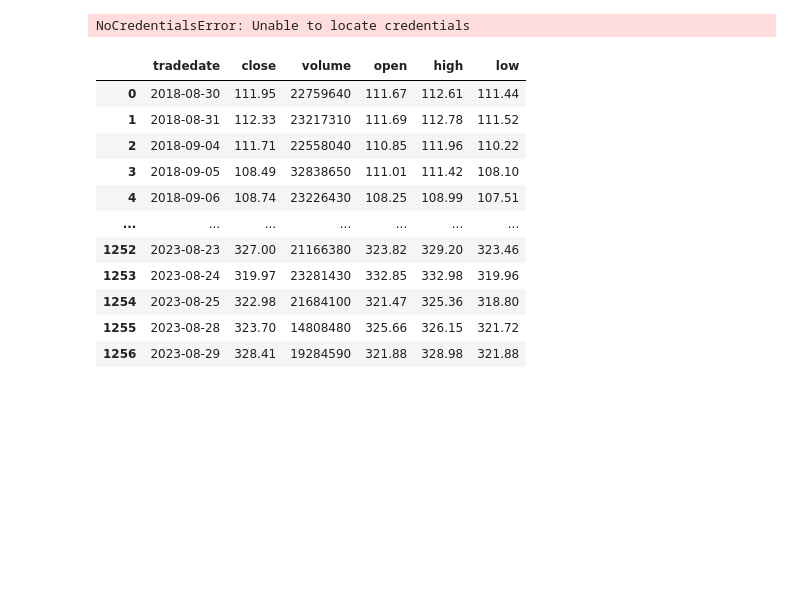
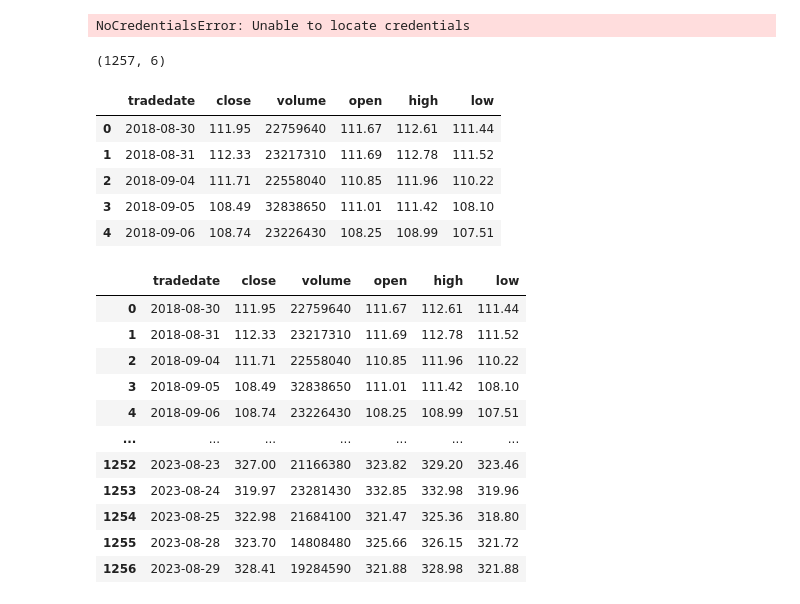
Before and after one commit to solution-pattern-big-data/stockcheck-code, a Jupyter notebook: notebooks/msft-stock.ipynb, the cells around one changed output. Drawn from its saved outputs; the diff is of its cells as text; code cells hidden in the pictures; blank space fills up the shorter version.

```diff
--- a/notebooks/msft-stock.ipynb
+++ b/notebooks/msft-stock.ipynb
@@ -61 +70,15 @@ conn = trino.dbapi.connect(
+# %%
+
+msft.shape
+# %% [output]
+(1257, 6)
+# %%
+msft.head()
+# %% [output]
+|  | tradedate | close | volume | open | high | low |
+| 0 | 2018-08-30 | 111.95 | 22759640 | 111.67 | 112.61 | 111.44 |
+| 1 | 2018-08-31 | 112.33 | 23217310 | 111.69 | 112.78 | 111.52 |
+| 2 | 2018-09-04 | 111.71 | 22558040 | 110.85 | 111.96 | 110.22 |
+| 3 | 2018-09-05 | 108.49 | 32838650 | 111.01 | 111.42 | 108.10 |
+| 4 | 2018-09-06 | 108.74 | 23226430 | 108.25 | 108.99 | 107.51 |
 # %%
```
Also changed, not shown: parts of 13 cells of this notebook, 1 other file.
